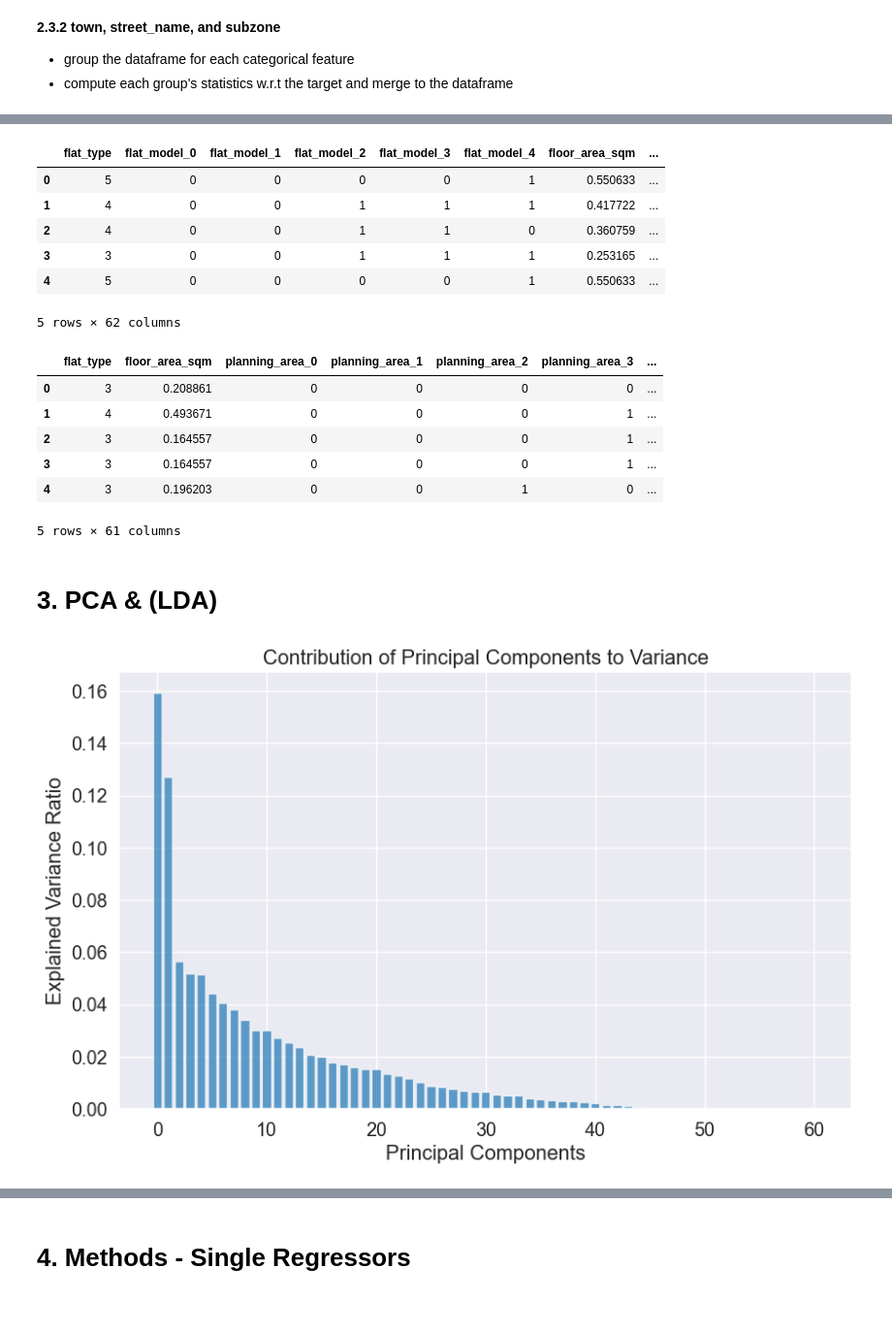
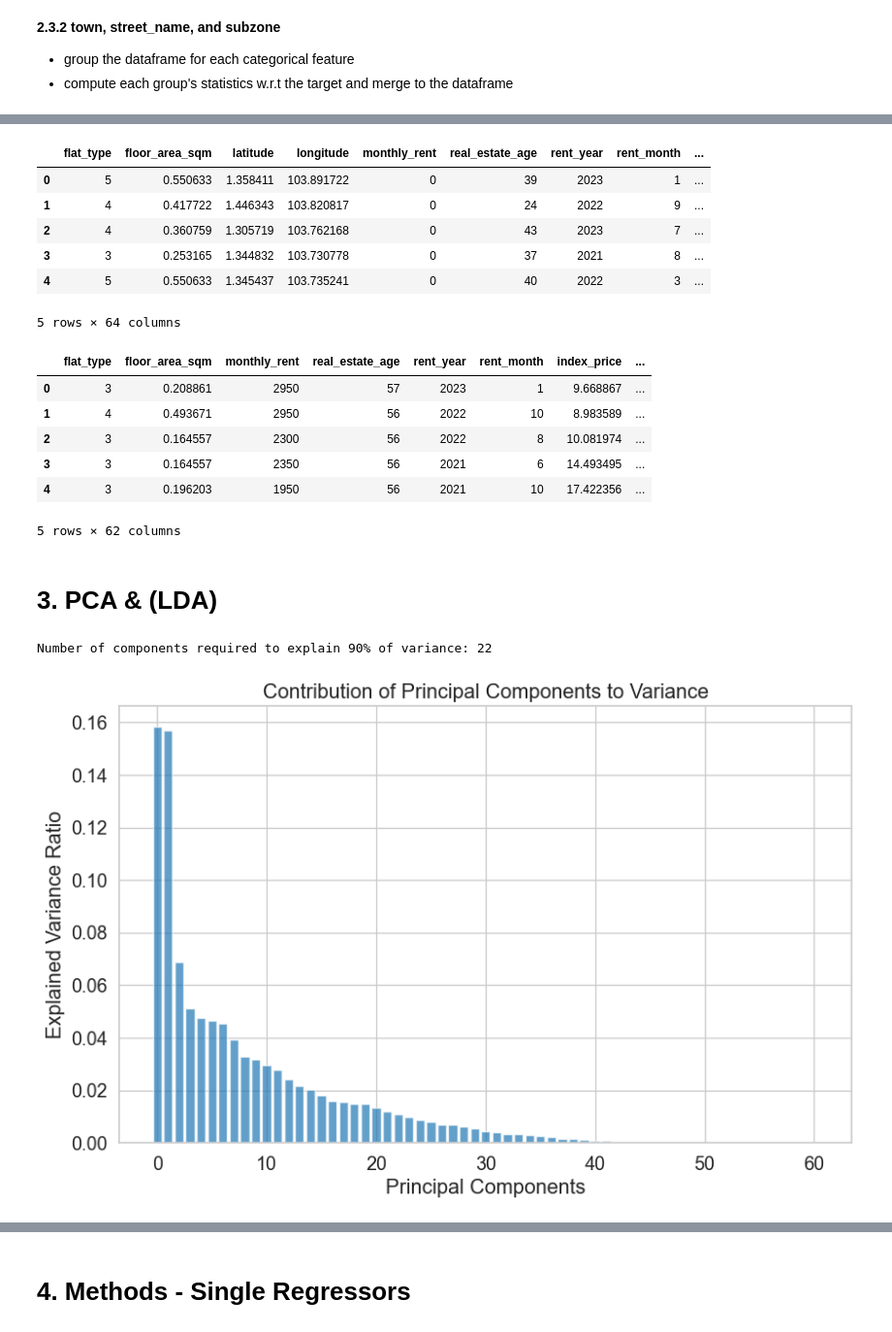
Before and after one commit to Guiltylife/CS5228-Team31-Project, a Jupyter notebook: cs5228-team31.ipynb, the cells around one changed output, grey strips where cells are left out. Shown at 97% size. Drawn from its saved outputs; the diff is of its cells as text; code cells hidden in the pictures.

```diff
--- a/cs5228-team31.ipynb
+++ b/cs5228-team31.ipynb
@@ -622,9 +622,9 @@ test_data = encode_drop(test_data, 'elevation')
 # test_data = encode_binary(test_data, 'subzone', subzone_encoder)
 
 # 13. planning area - similar to attribute "subzone"
-planning_area_encoder = ce.BinaryEncoder(cols=['planning_area']).fit(train_data)
-train_data = encode_binary(train_data, 'planning_area', planning_area_encoder)
-test_data = encode_binary(test_data, 'planning_area', planning_area_encoder)
+# planning_area_encoder = ce.BinaryEncoder(cols=['planning_area']).fit(train_data)
+# train_data = encode_binary(train_data, 'planning_area', planning_area_encoder)
+# test_data = encode_binary(test_data, 'planning_area', planning_area_encoder)
 
 # 14.region: drop this feature, refer to EDA observations
 train_data = encode_drop(train_data, 'region')
@@ -936,7 +936,7 @@ def merge_stats_to_dataset(dataset, stats_df, group_column):
 
 datasets = [train_data, test_data]
 # Compute and merge statistics for each categorical column
-for group_column in ['town', 'street_name', 'subzone', 'flat_model']:
+for group_column in ['town', 'street_name', 'subzone', 'flat_model', 'planning_area']:
     stats_df = compute_grouped_stats(train_data, group_column, 'monthly_rent')
     for idx, dataset in enumerate(datasets):
         dataset = merge_stats_to_dataset(dataset, stats_df, group_column)
@@ -955,13 +955,13 @@ train_data.head()
 # %%
 test_data.head()
 # %% [output]
-|  | flat_type | flat_model_0 | flat_model_1 | flat_model_2 | flat_model_3 | flat_model_4 | floor_area_sqm | ... |
-| 0 | 5 | 0 | 0 | 0 | 0 | 1 | 0.550633 | ... |
-| 1 | 4 | 0 | 0 | 1 | 1 | 1 | 0.417722 | ... |
-| 2 | 4 | 0 | 0 | 1 | 1 | 0 | 0.360759 | ... |
-| 3 | 3 | 0 | 0 | 1 | 1 | 1 | 0.253165 | ... |
-| 4 | 5 | 0 | 0 | 0 | 0 | 1 | 0.550633 | ... |
+|  | flat_type | floor_area_sqm | latitude | longitude | monthly_rent | real_estate_age | rent_year | rent_month | ... |
+| 0 | 5 | 0.550633 | 1.358411 | 103.891722 | 0 | 39 | 2023 | 1 | ... |
+| 1 | 4 | 0.417722 | 1.446343 | 103.820817 | 0 | 24 | 2022 | 9 | ... |
+| 2 | 4 | 0.360759 | 1.305719 | 103.762168 | 0 | 43 | 2023 | 7 | ... |
+| 3 | 3 | 0.253165 | 1.344832 | 103.730778 | 0 | 37 | 2021 | 8 | ... |
+| 4 | 5 | 0.550633 | 1.345437 | 103.735241 | 0 | 40 | 2022 | 3 | ... |
-5 rows × 62 columns
+5 rows × 64 columns
 # %%
 for idx, dataset in enumerate(datasets):
     for group_column in ['latitude', 'longitude']:
@@ -970,13 +970,13 @@ for idx, dataset in enumerate(datasets):
 train_data, test_data = datasets
 train_data.head()
 # %% [output]
-|  | flat_type | floor_area_sqm | planning_area_0 | planning_area_1 | planning_area_2 | planning_area_3 | ... |
-| 0 | 3 | 0.208861 | 0 | 0 | 0 | 0 | ... |
-| 1 | 4 | 0.493671 | 0 | 0 | 0 | 1 | ... |
-| 2 | 3 | 0.164557 | 0 | 0 | 0 | 1 | ... |
-| 3 | 3 | 0.164557 | 0 | 0 | 0 | 1 | ... |
-| 4 | 3 | 0.196203 | 0 | 0 | 1 | 0 | ... |
+|  | flat_type | floor_area_sqm | monthly_rent | real_estate_age | rent_year | rent_month | index_price | ... |
+| 0 | 3 | 0.208861 | 2950 | 57 | 2023 | 1 | 9.668867 | ... |
+| 1 | 4 | 0.493671 | 2950 | 56 | 2022 | 10 | 8.983589 | ... |
+| 2 | 3 | 0.164557 | 2300 | 56 | 2022 | 8 | 10.081974 | ... |
+| 3 | 3 | 0.164557 | 2350 | 56 | 2021 | 6 | 14.493495 | ... |
+| 4 | 3 | 0.196203 | 1950 | 56 | 2021 | 10 | 17.422356 | ... |
-5 rows × 61 columns
+5 rows × 62 columns
 # %% [markdown]
 # 3. PCA & (LDA)
 # %%
@@ -985,31 +985,36 @@ test_data.dropna(inplace=True)
 # %%
 import pandas as pd
 import matplotlib.pyplot as plt
 from sklearn.decomposition import PCA
 from sklearn.preprocessing import StandardScaler
 
-# Assuming train_data is your dataset
+train_data_without_target = train_data.drop(columns=['monthly_rent'])
 
 # 1. Standardize the data
 scaler = StandardScaler()
-train_data_standardized = scaler.fit_transform(train_data)
+train_data_standardized = scaler.fit_transform(train_data_without_target)
 
 # 2. Perform PCA
 pca = PCA()
 pca_result = pca.fit(train_data_standardized)
 
 # 3. Calculate the explained variance ratio for each feature
 explained_variance_ratio = pca_result.explained_variance_ratio_
+# Calculate the cumulative sum of the explained variance ratio
+cumulative_variance = np.cumsum(explained_variance_ratio)
+# Find the number of components required to explain at least 90% of the variance
+num_components = np.where(cumulative_variance >= 0.90)[0][0] + 1
 
 # Plotting the explained variance ratio
 plt.figure(figsize=(10, 6))
 plt.bar(range(len(explained_variance_ratio)), explained_variance_ratio, alpha=0.7, align='center')
 plt.ylabel('Explained Variance Ratio')
 plt.xlabel('Principal Components')
 plt.title('Contribution of Principal Components to Variance')
 plt.show()
 # %% [output]
+Number of components required to explain 90% of variance: 22
-[figure, old version]
+[figure, new version]
 # %%
 # Create a DataFrame to display feature contributions
 feature_contributions = pd.DataFrame({
```
Also changed, not shown: parts of 10 cells of this notebook.
